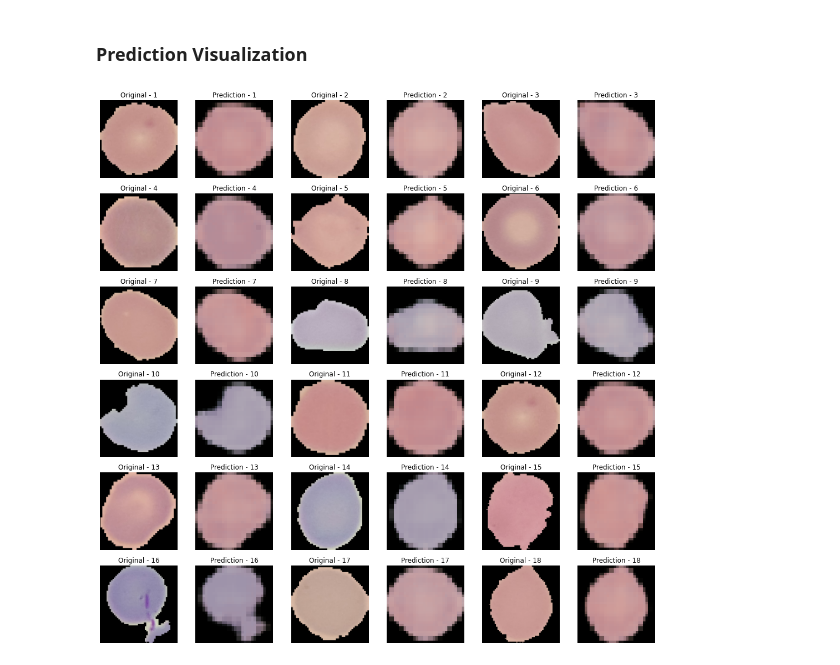
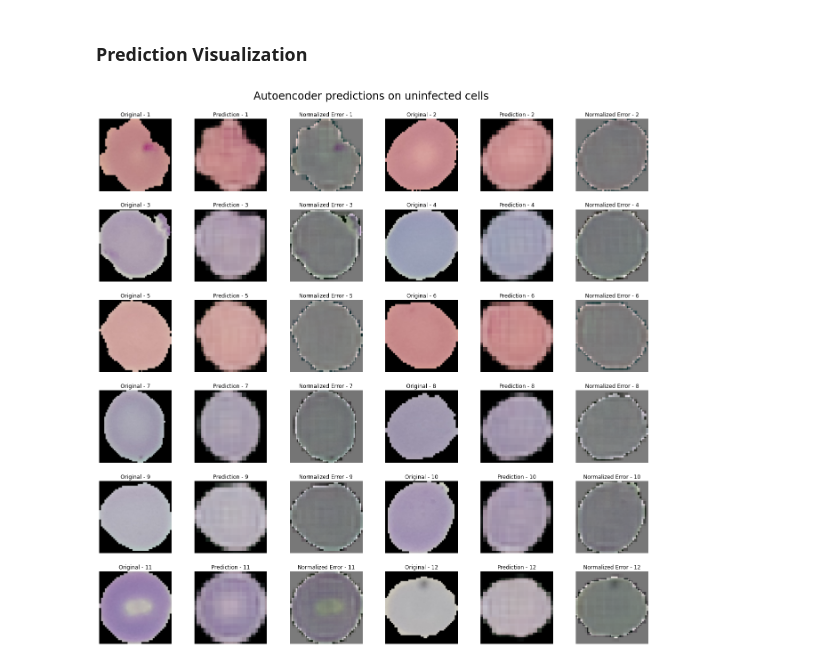
Before and after one commit to mayur7garg/MalariaCellImageClassification, a Jupyter notebook: Autoencoder.ipynb, the cells around one changed output. Drawn from its saved outputs; the diff is of its cells as text; code cells hidden in the pictures.

Commit message:
Added reconstruction error images.

```diff
--- a/Autoencoder.ipynb
+++ b/Autoencoder.ipynb
@@ -133,25 +133,25 @@ pool_4.shape
 # %% [output]
 TensorShape([None, 2, 2, 64])
 # %%
-conv_5 = Conv2D(64, (2, 2), activation = 'relu', padding = 'same')(pool_4)
+conv_5 = Conv2D(64, (2, 2), activation = LeakyReLU(), padding = 'same')(pool_4)
 up_1 = UpSampling2D((2, 2))(conv_5)
 up_1.shape
 # %% [output]
 TensorShape([None, 4, 4, 64])
 # %%
-conv_6 = Conv2D(32, (2, 2), activation = 'relu', padding = 'same')(up_1)
+conv_6 = Conv2D(32, (2, 2), activation = LeakyReLU(), padding = 'same')(up_1)
 up_2 = UpSampling2D((2, 2))(conv_6)
 up_2.shape
 # %% [output]
 TensorShape([None, 8, 8, 32])
 # %%
-conv_7 = Conv2D(16, (3, 3), activation = 'relu', padding = 'same')(up_2)
+conv_7 = Conv2D(16, (3, 3), activation = LeakyReLU(), padding = 'same')(up_2)
 up_3 = UpSampling2D((4, 4))(conv_7)
 up_3.shape
 # %% [output]
 TensorShape([None, 32, 32, 16])
 # %%
-conv_8 = Conv2D(8, (3, 3), activation = 'relu', padding = 'same')(up_3)
+conv_8 = Conv2D(8, (3, 3), activation = LeakyReLU(), padding = 'same')(up_3)
 up_4 = UpSampling2D((4, 4))(conv_8)
 up_4.shape
 # %% [output]
@@ -257,21 +257,36 @@ plt.show()
 # %%
 plt.subplots(nrows = 6, ncols = 6, figsize = (18, 18))
 
-val_data = X_val[np.random.randint(0, len(X_val), size = 18)]
+plt.suptitle('Autoencoder predictions on uninfected cells', fontsize = 24)
+plt.tight_layout(rect = [0, 0, 1, 0.97], h_pad = 2)
+
+val_data = X_val[np.random.randint(0, len(X_val), size = 12)]
 pred = autoencoder.predict(val_data)
+pred_error = val_data - pred
+pred_error_min = pred_error.min(axis = (1, 2, 3)).reshape(12, 1, 1, 1)
+pred_error_max = pred_error.max(axis = (1, 2, 3)).reshape(12, 1, 1, 1)
+norm_error = (pred_error - pred_error_min)/(pred_error_max - pred_error_min)
 
 for i in range(len(val_data)):
-  plt.subplot(6, 6, (2 * i) + 1)
-  plt.axis(False)
-  plt.grid(False)
-  plt.title(f"Original - {i + 1}")
-  plt.imshow(val_data[i])
+    plt.subplot(6, 6, (3 * i) + 1)
+    plt.axis(False)
+    plt.grid(False)
+    plt.title(f"Original - {i + 1}")
+    plt.imshow(val_data[i])
 
-  plt.subplot(6, 6, (2 * i) + 2)
-  plt.axis(False)
-  plt.grid(False)
-  plt.title(f"Prediction - {i + 1}")
-  plt.imshow(pred[i])
+    plt.subplot(6, 6, (3 * i) + 2)
+    plt.axis(False)
+    plt.grid(False)
+    plt.title(f"Prediction - {i + 1}")
+    plt.imshow(pred[i])
+
+    plt.subplot(6, 6, (3 * i) + 3)
+    plt.axis(False)
+    plt.grid(False)
+    plt.title(f"Normalized Error - {i + 1}")
+    plt.imshow(norm_error[i])
+
+plt.savefig('plots/autoencoder_pred.jpg', dpi = PLOTS_DPI, bbox_inches='tight')
 plt.show()
 # %% [output]
-[figure, old version]
+[figure, new version]
```
Also changed, not shown: parts of 10 cells of this notebook, 2 other files.
